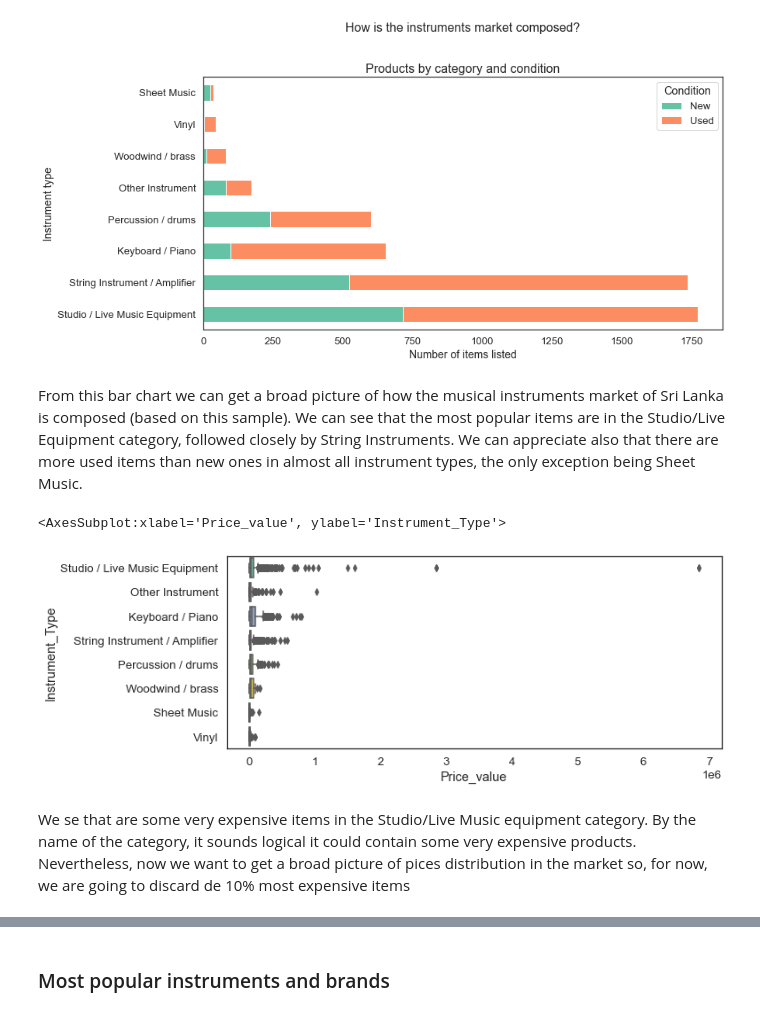
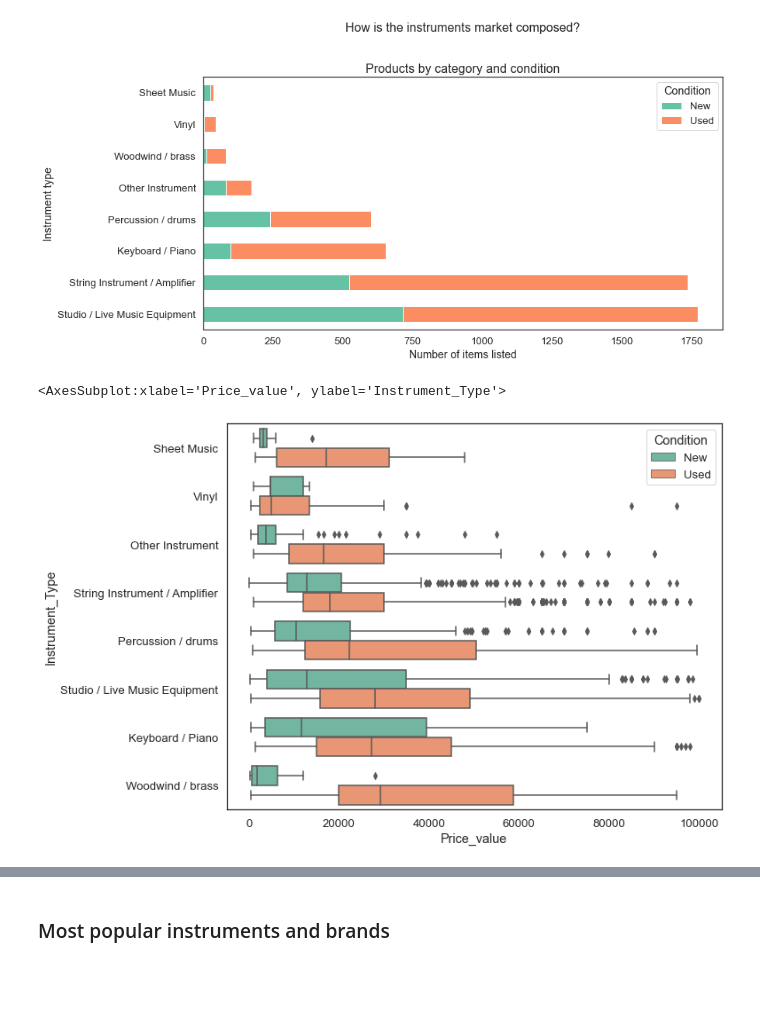
Before and after one commit to LeandroHornos/musical-instruments-prices, a Jupyter notebook: exploratory-analysis.ipynb, the cells around one changed output, grey strips where cells are left out. Cells and saved outputs as stored; diff of their text form; code cells hidden in the pictures; blank space fills up the shorter version.

Commit message:
Added boxplots for instrument prices

```diff
--- a/exploratory-analysis.ipynb
+++ b/exploratory-analysis.ipynb
@@ -12,4 +12,4 @@ sns.set(font_scale = 1.2)
 sns.set_style("white")
 sns.set_palette("Set2")
 # %%
-df = pd.read_csv("processed-data.csv", encoding="utf-8", index_col=0, parse_dates=["Published"])
+df = pd.read_csv("processed-data.csv", encoding="utf-8", index_col=0, parse_dates=["published_date"])
@@ -87,0 +92,16 @@ Let's plot this data to get a more clear insight about the different categories.
+# %%
+#We set a limit percentile, and we will only take values under that
+limit_percentile = 90
+limit_price = np.percentile(list(df["Price_value"]), limit_percentile)
+
+# Data to be plotted is stored in an aux dataframe in order to sort categories by mean when plotting
+df_bp = df[["Instrument_Type", "Price_value","Condition"]]
+df_bp = df_bp[df["Price_value"] < limit_price]
+df_means = df_bp.groupby(["Instrument_Type"]).agg({'Price_value': np.mean}).reset_index()
+df_means.rename(columns={"Price_value":"Mean Price"}, inplace=True)
+df_bp = pd.merge(df_bp, df_means, on="Instrument_Type")
+
+#Box Plot
+fig_dims = (10, 6)
+fig, ax = plt.subplots(figsize=fig_dims)
+sns.boxplot(y="Instrument_Type", x="Price_value", orient="h", ax=ax, data=df_bp.sort_values(["Mean Price"]))
@@ -102,16 +132,11 @@ plt.ylabel('Instrument type', fontsize=14)
 # %% [output]
 Text(0, 0.5, 'Instrument type')
 [figure]
-# %% [markdown]
-From this bar chart we can get a broad picture of how the musical instruments market of Sri Lanka is composed (based on this sample). We can see that the most popular items are in the Studio/Live Equipment category, followed closely by String Instruments. We can appreciate also that there are more used items than new ones in almost all instrument types, the only exception being Sheet Music.
 # %%
-#GRAPH: Bar plot that shows de 10 most popular items, grouped by instrument
-fig_dims = (10, 4)
+#Box Plot
+fig_dims = (10, 8)
 fig, ax = plt.subplots(figsize=fig_dims)
-title = "10 Most popular musical instruments on sell"
-sns.boxplot(y="Instrument_Type", x="Price_value", orient="h", ax=ax, data=df.sort_values(["Price_value"],ascending=False))
+sns.boxplot(y="Instrument_Type", x="Price_value", hue="Condition", orient="h", ax=ax, data=df_bp.sort_values(["Mean Price"]))
 # %% [output]
 <AxesSubplot:xlabel='Price_value', ylabel='Instrument_Type'>
-[figure, old version]
+[figure, new version]
-# %% [markdown]
-We se that are some very expensive items in the Studio/Live Music equipment category. By the name of the category, it sounds logical it could contain some very expensive products. Nevertheless, now we want to get a broad picture of pices distribution in the market so, for now, we are going to discard de 10% most expensive items
```
Also changed, not shown: parts of 20 cells of this notebook, 2 other files.
